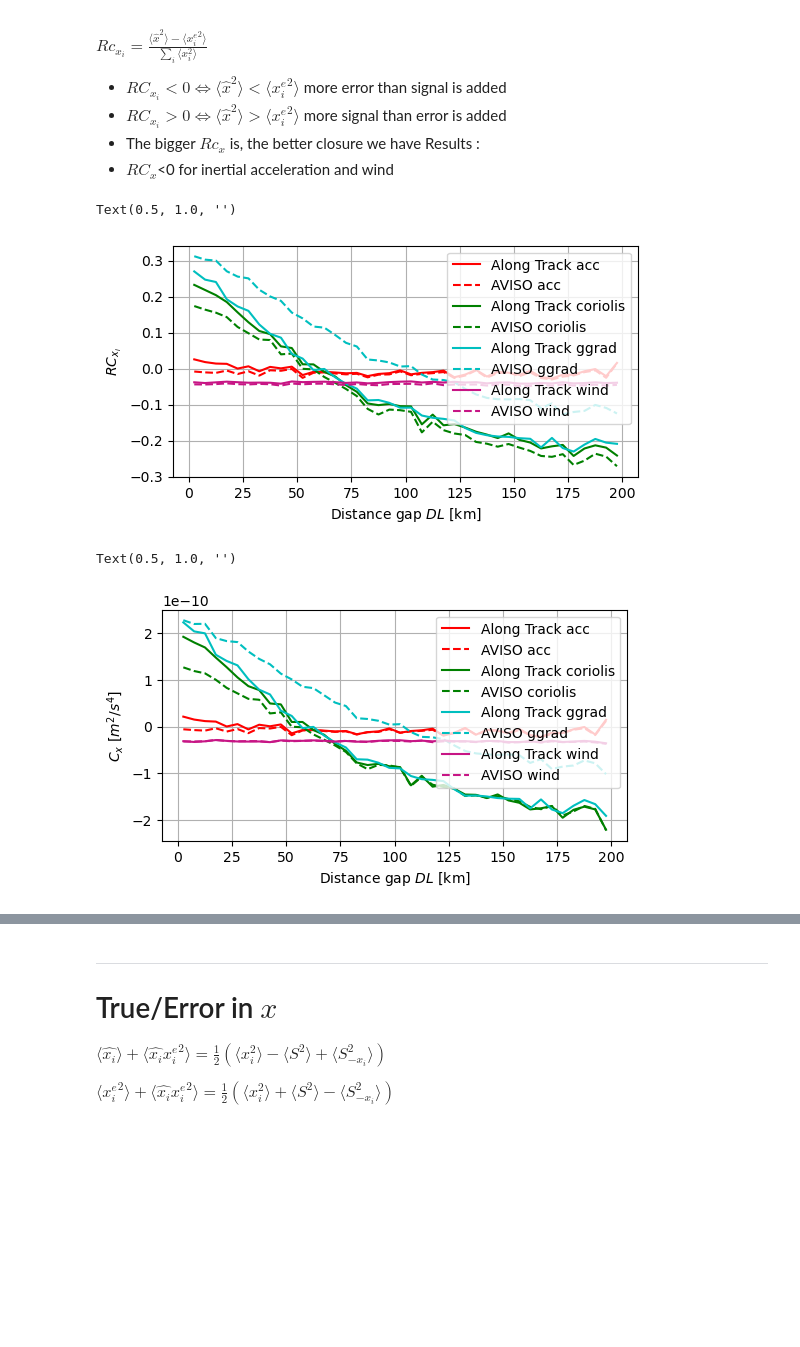
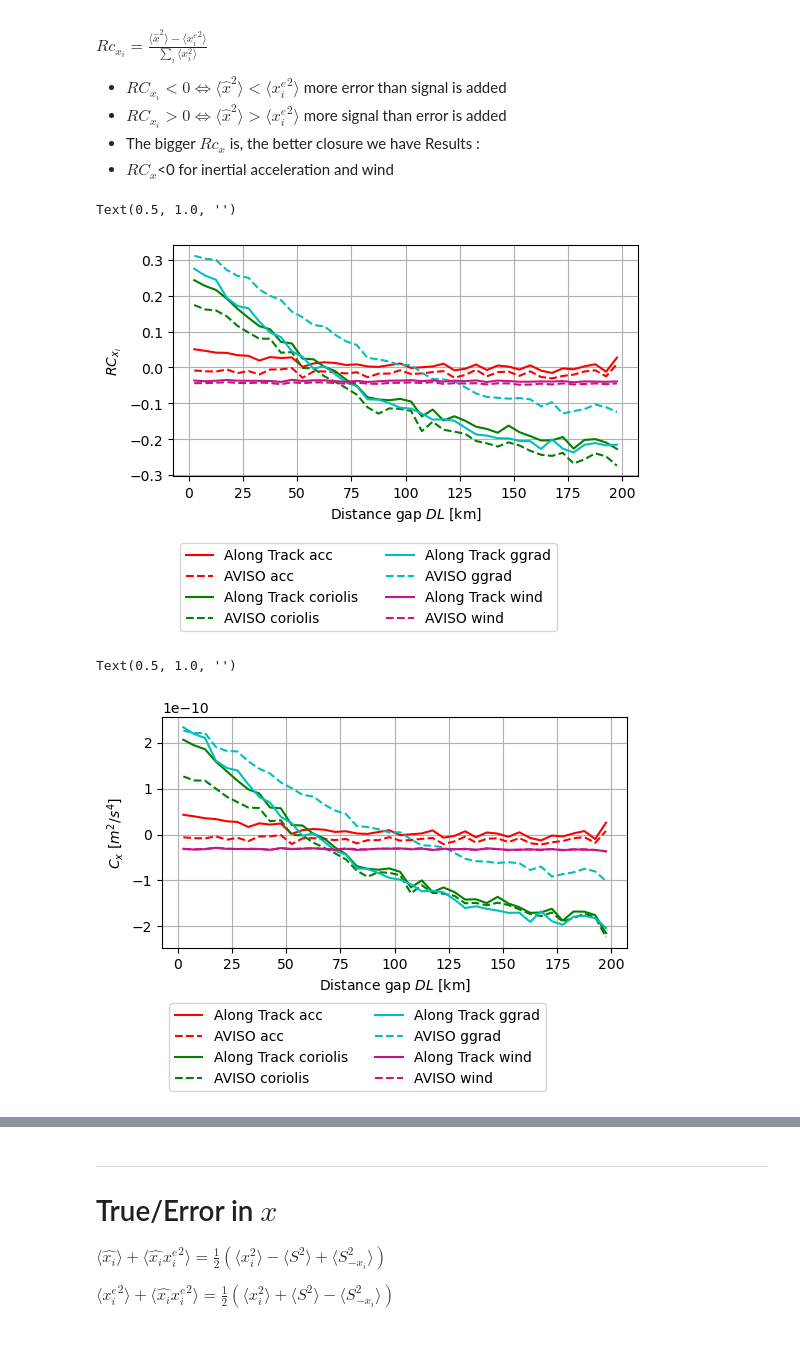
Before and after one commit to margot-demol/historical_analysis, a Jupyter notebook: 82_diag_stat_dist.ipynb, the cells around one changed output, grey strips where cells are left out. Drawn from its saved outputs; the diff is of its cells as text; code cells hidden in the pictures; blank space fills up the shorter version.

```diff
--- a/82_diag_stat_dist.ipynb
+++ b/82_diag_stat_dist.ipynb
@@ -27,17 +27,17 @@ We choose to get only erastar wind term, and we reject PEACHY data, and we selec
 # %%
 id_aviso = 'aviso__0__adt__es_cstrio_z15__alti_x'
 id_aviso_drifter = 'aviso__0__adt__es_cstrio_z15__drifter_x'
-id_co = 'co__0__adt_filtered__es_cstrio_z15__drifter_x'
+id_co = 'co__0__adt_filtered_ocean_tide_internal_tide__es_cstrio_z15__alti_x'
 id_aviso_drifter_dic =  {'acc':'drifter_acc_x_0','coriolis':'drifter_coriolis_x_0','ggrad':'aviso_drifter_ggx_adt','wind':'es_cstrio_z15_drifter_wd_x'}
-id_co_dic =  {'acc':'drifter_acc_x_0','coriolis':'drifter_coriolis_x_0','ggrad':'alti_ggx_adt_filtered','wind':'es_cstrio_z15_drifter_wd_x'}
+id_co_dic =  {'acc':'drifter_acc_x_0','coriolis':'drifter_coriolis_x_0','ggrad':'alti_ggx_adt_filtered_ocean_tide_internal_tide','wind':'es_cstrio_z15_alti_wd_x'}
 id_aviso_dic =  {'acc':'drifter_acc_x_0','coriolis':'drifter_coriolis_x_0','ggrad':'aviso_alti_ggx_adt','wind':'es_cstrio_z15_alti_wd_x'}
 # %%
 dl = 5
 dt = 10*60
 # %%
-ftime = glob(os.path.join(zarr_dir+'_ok',f'mstime/mstime_{int(dt)}_drogued_*.zarr'))
-ftime = [f for f in ftime if 'gps' in f]
+#ftime = glob(os.path.join(zarr_dir+'_ok',f'mstime/mstime_{int(dt)}_drogued_*.zarr'))
+#ftime = [f for f in ftime if 'gps' in f]
 fdist = glob(os.path.join(zarr_dir+'_ok',f'msdist/msdist_{int(dl)}_drogued_*.zarr'))
 fdist = [f for f in fdist if 'gps' in f]
-dst_ = xr.concat([xr.open_dataset(f)[var2] for f in ftime], dim='drifter_sat_year')
-dsd_ = xr.concat([xr.open_dataset(f)[var2] for f in fdist], dim='drifter_sat_year')
+#dst_ = xr.concat([xr.open_dataset(f)[var+['nb_coloc']] for f in ftime], dim='drifter_sat_year')
+dsd_ = xr.concat([xr.open_dataset(f) for f in fdist], dim='drifter_sat_year')
@@ -182,31 +205,31 @@ RCXt = xr.concat([RC_x(dst, id_co, dic = id_co_dic), RC_x(dst, id_aviso, dic = i
 # %%
 
 plt.figure(figsize=(6,3))
 for v in ['acc', 'coriolis', 'ggrad', 'wind']:
     RCXnd.sel(id_comb=id_co)[v].plot(label='Along Track ' +v, color = term_color[v])
     RCXnd.sel(id_comb=id_aviso)[v].plot(label='AVISO ' +v, color = term_color[v], ls='--')
-plt.legend()
+plt.legend(ncol = 2, bbox_to_anchor=(0, -0.7), loc='lower left')
 plt.grid()
 plt.xlabel(r'Distance gap $DL$ [km]')
 plt.ylabel(r'$RC_{x_i}$')
 plt.title('')
 # %% [output]
 Text(0.5, 1.0, '')
-[figure, old version]
+[figure, new version]
 # %%
 
 plt.figure(figsize=(6,3))
 for v in ['acc', 'coriolis', 'ggrad', 'wind']:
     RCXd.sel(id_comb=id_co)[v].plot(label='Along Track ' +v, color = term_color[v])
     RCXd.sel(id_comb=id_aviso)[v].plot(label='AVISO ' +v, color = term_color[v], ls='--')
-plt.legend()
+plt.legend(ncol = 2, bbox_to_anchor=(0, -0.65), loc='lower left')
 plt.grid()
 plt.xlabel(r'Distance gap $DL$ [km]')
 plt.ylabel(r'$C_{x}$ $[m^2/s^4]$')
 plt.title('')
 # %% [output]
 Text(0.5, 1.0, '')
-[figure, old version]
+[figure, new version]
 # %%
 for v in ['acc', 'coriolis', 'ggrad', 'wind']:
     RCXt.sel(id_comb=id_co)[v].plot(label='Along Track ' +v, color = term_color[v])
```
Also changed, not shown: parts of 14 cells of this notebook, 15 other files.
